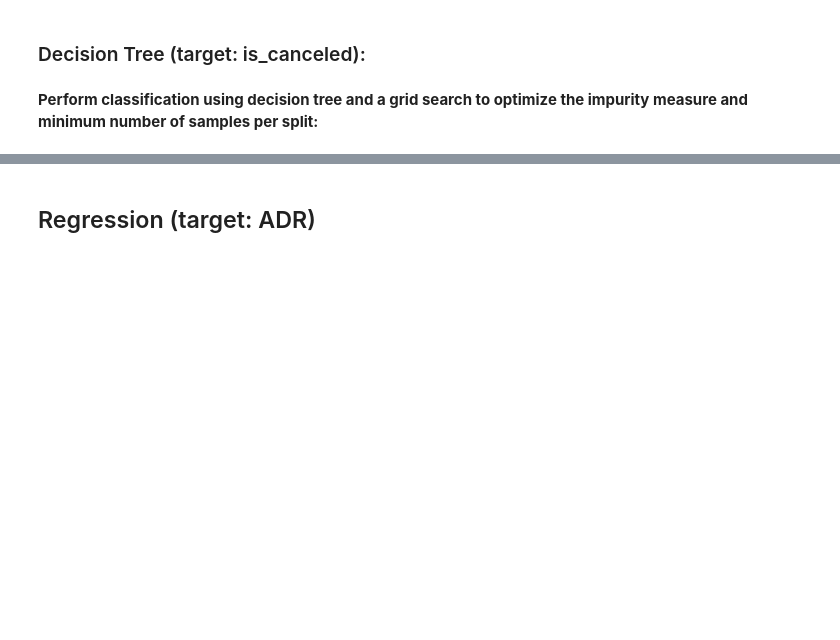
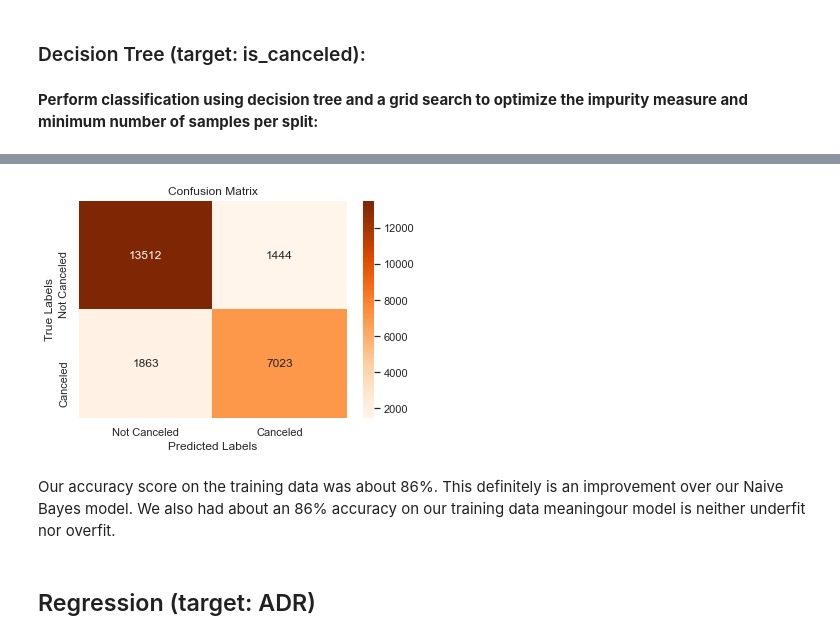
Before and after one commit to John-Rooney/DSC478_Group_Project, a Jupyter notebook: DSC 478 Final Project.ipynb, the cells around one changed output, grey strips where cells are left out. Drawn from its saved outputs; the diff is of its cells as text; code cells hidden in the pictures; blank space fills up the shorter version.

```diff
--- a/DSC 478 Final Project.ipynb
+++ b/DSC 478 Final Project.ipynb
@@ -920,6 +802,6 @@ dt_cv.best_score_
 # %%
 # set the parameters for our model, and fit the model
-dt.criterion = 'gini'
-dt.min_samples_split = 2
+dt.criterion = dt_cv.best_params_['criterion']
+dt.min_samples_split = dt_cv.best_params_['min_samples_split']
 dt.fit(X_train, y_train)
 # %% [output]
@@ -942,3 +824,16 @@ weighted avg       1.00      1.00      1.00     23842
+# %%
+dt_cm = confusion_matrix(y_test, dt_preds)
+
+ax= plt.subplot()
+sns.heatmap(dt_cm, annot=True, fmt='d', cmap='Oranges', ax = ax);
+
+ax.set_xlabel('Predicted Labels');ax.set_ylabel('True Labels');
+ax.set_title('Confusion Matrix');
+ax.xaxis.set_ticklabels(['Not Canceled', 'Canceled']); ax.yaxis.set_ticklabels(['Not Canceled', 'Canceled']);
+# %% [output]
+[figure, added]
+# %% [markdown]
+Our accuracy score on the training data was about 86%. This definitely is an improvement over our Naive Bayes model. We also had about an 86% accuracy on our training data meaningour model is neither underfit nor overfit.
 # %% [markdown]
 ## Regression (target: ADR)
 # %%
```
Also changed, not shown: parts of 63 cells of this notebook.
